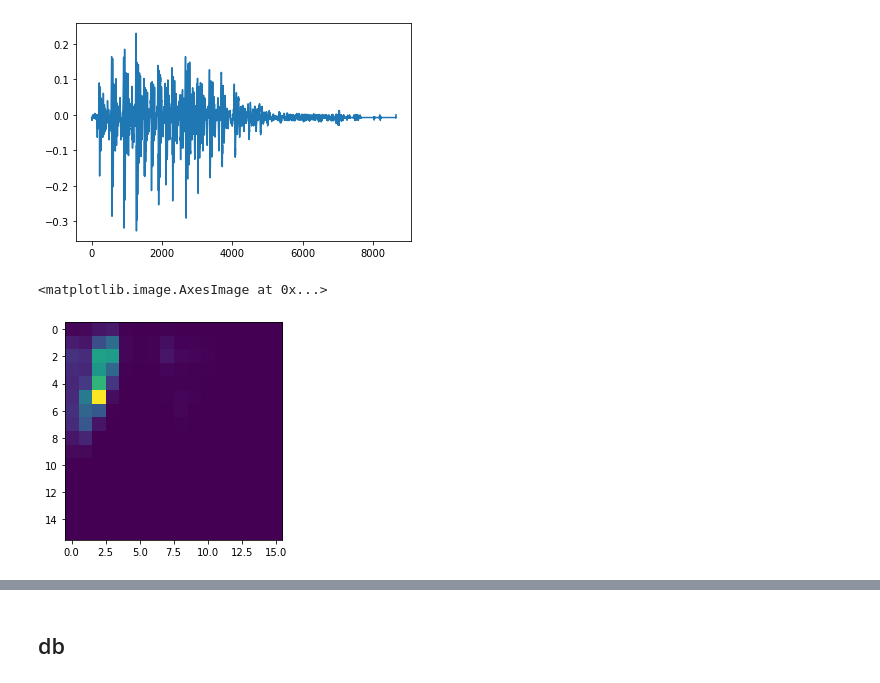
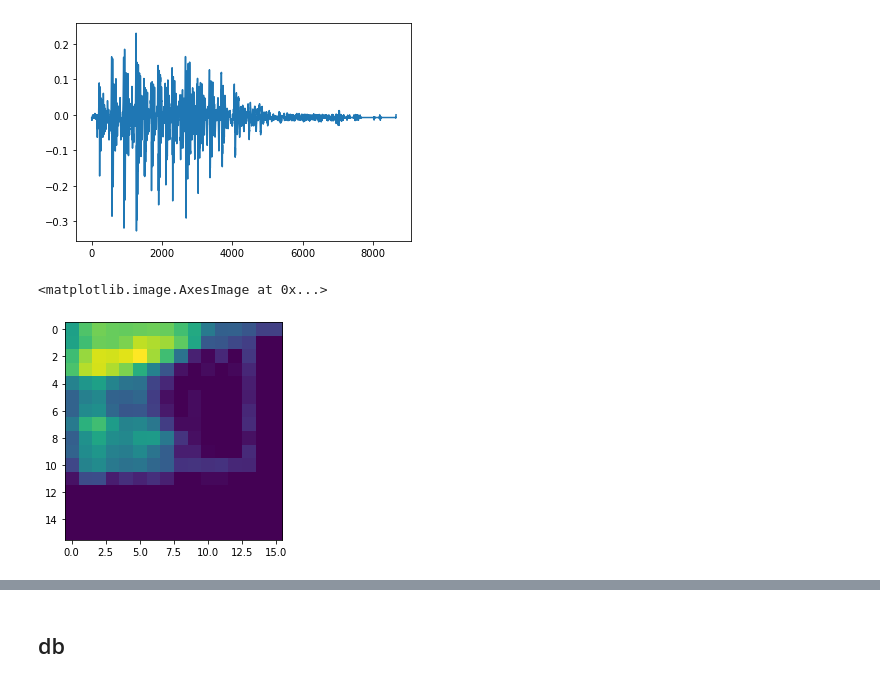
Before and after one commit to shin04/B4Lecture-2021, a Jupyter notebook: ex_9/kajiwara/notebooks/EDA.ipynb, the cells around one changed output, grey strips where cells are left out. Saved outputs shown, nothing was run; the diff lists cells and outputs as text; code cells hidden in the pictures.

```diff
--- a/ex_9/kajiwara/notebooks/EDA.ipynb
+++ b/ex_9/kajiwara/notebooks/EDA.ipynb
@@ -227,19 +226,19 @@ array([[<AxesSubplot:title={'center':'0'}>,
 # %% [markdown]
 ## mel spectrogram
 # %%
-def mel_spec(input: np.ndarray, sr: int, win_size: int, hop_len: int, n_mels: int, ) -> np.ndarray:
-    spec = librosa.stft(
-        y=input, n_fft=win_size, win_length=win_size, hop_length=hop_len)
-    spec = np.abs(spec) ** 2.0
+def mel_spec(input: np.ndarray, sr: int, win_size: int, hop_len: int, n_mels: int) -> np.ndarray:
+    # spec = librosa.stft(
+    #     y=input, n_fft=win_size, win_length=win_size, hop_length=hop_len)
+    # spec = np.abs(spec) ** 2.0
 
-    mel_filter_bank = librosa.filters.mel(sr=sr, n_fft=win_size, n_mels=n_mels)
-    mel = np.dot(mel_filter_bank, spec)
+    # mel_filter_bank = librosa.filters.mel(sr=sr, n_fft=win_size, n_mels=n_mels)
+    # mel = np.dot(mel_filter_bank, spec)
 
-#     mel = librosa.feature.melspectrogram(
-#         y=input, sr=sr, n_mels=80, n_fft=win_size, win_length=win_size, hop_length=hop_len)
-#     log_mel = np.log(mel)
+    mel = librosa.feature.melspectrogram(
+        y=input, sr=sr, n_mels=n_mels, n_fft=win_size, win_length=win_size, hop_length=hop_len)
+    log_mel = librosa.amplitude_to_db(mel)
 
-    return mel
+    return log_mel
 # %%
 y, sr = librosa.load('../../' + meta['path'].loc[456])
 Audio(y, rate=sr)
@@ -253,10 +252,11 @@ plt.plot(y)
 # %%
 win_size = int(sr*0.05)
 overlap = 0.5
 n_mels = 16
-feature = mel_spec(y, sr, win_size, int(win_size*overlap), n_mels)
-feature = np.float32(feature.T[:, :])
-plt.imshow(feature)
+
+logmel = mel_spec(y, sr, win_size, int(win_size*overlap), n_mels)
+logmel = np.float32(logmel[:, :])
+plt.imshow(logmel)
 # %% [output]
 <matplotlib.image.AxesImage at 0x...>
-[figure, old version]
+[figure, new version]
```
Also changed, not shown: parts of 20 cells of this notebook, 4 other files.
